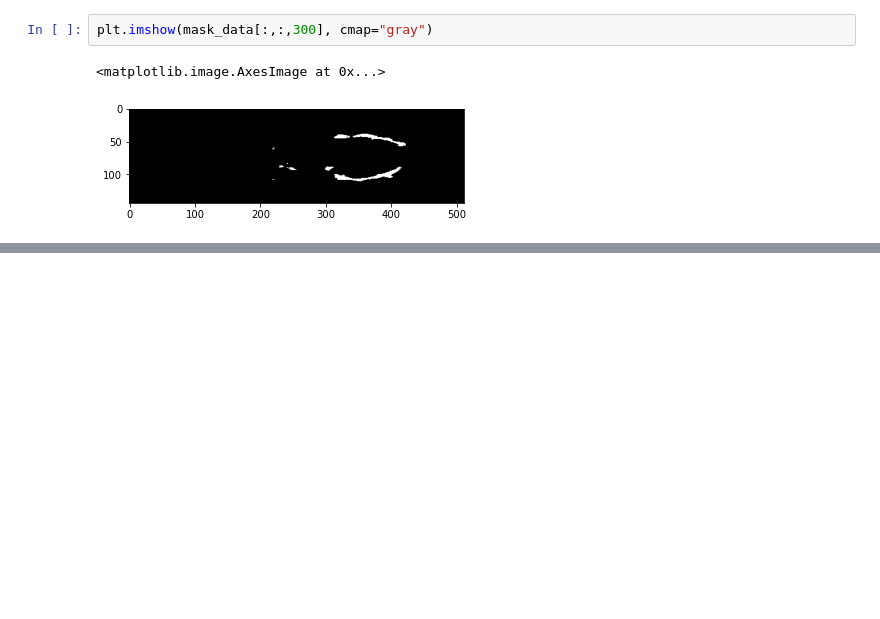
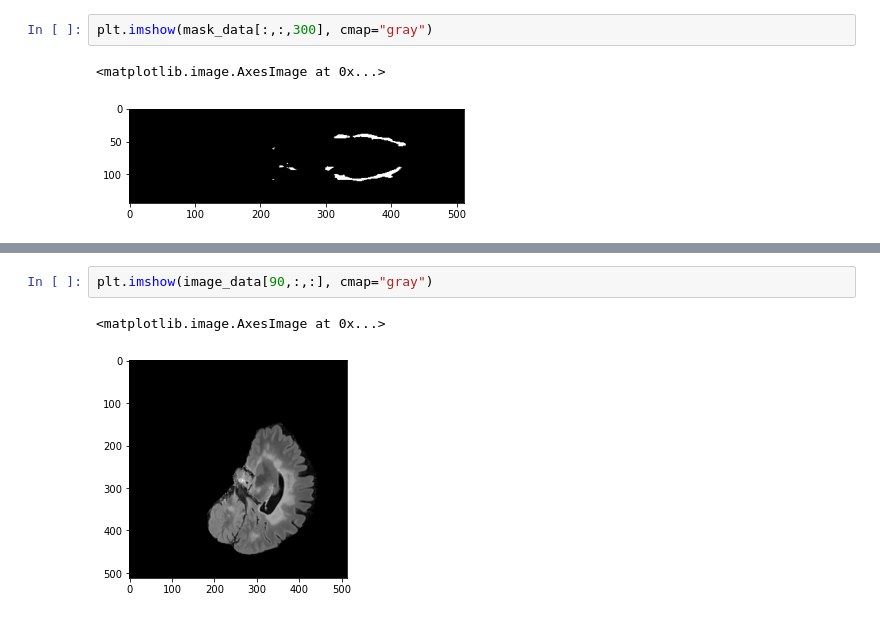
Before and after one commit to frblazquez/CNN_for_Multiple_Sclerosis, a Jupyter notebook: unet/unet_train.ipynb, the cells around one changed output, grey strips where cells are left out. Drawn from its saved outputs; the diff is of its cells as text; blank space fills up the shorter version.

```diff
--- a/unet/unet_train.ipynb
+++ b/unet/unet_train.ipynb
@@ -156,0 +173,5 @@ plt.imshow(mask_data[:,:,300], cmap="gray")
+# %%
+plt.imshow(image_data[90,:,:], cmap="gray")
+# %% [output]
+<matplotlib.image.AxesImage at 0x...>
+[figure, added]
```
Also changed, not shown: parts of 3 cells of this notebook, 3 other files.
